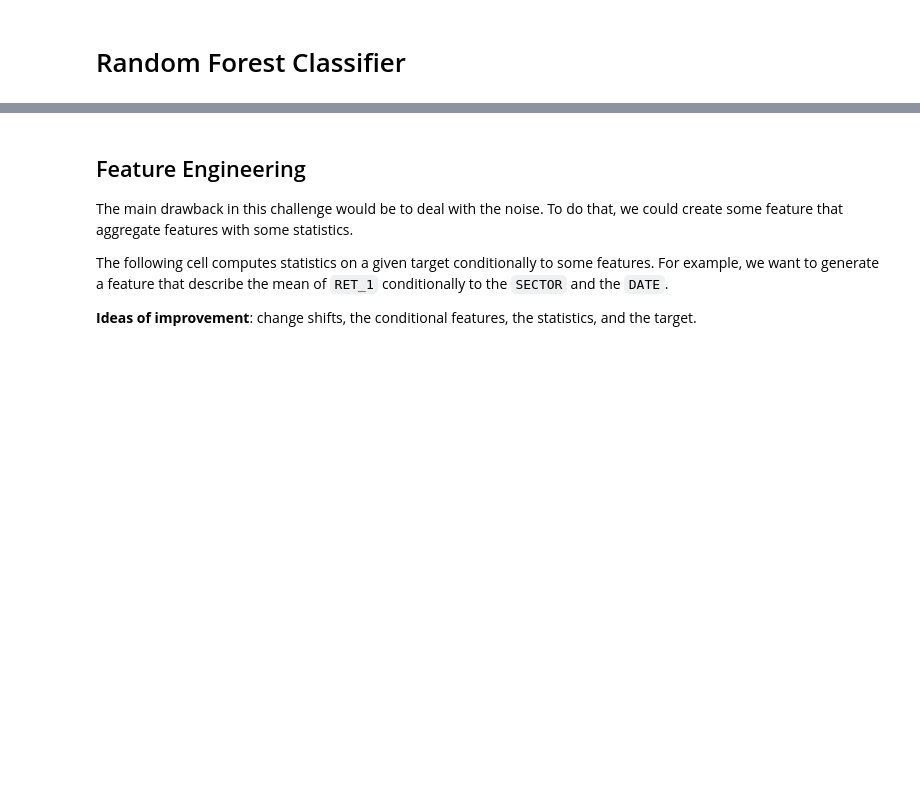
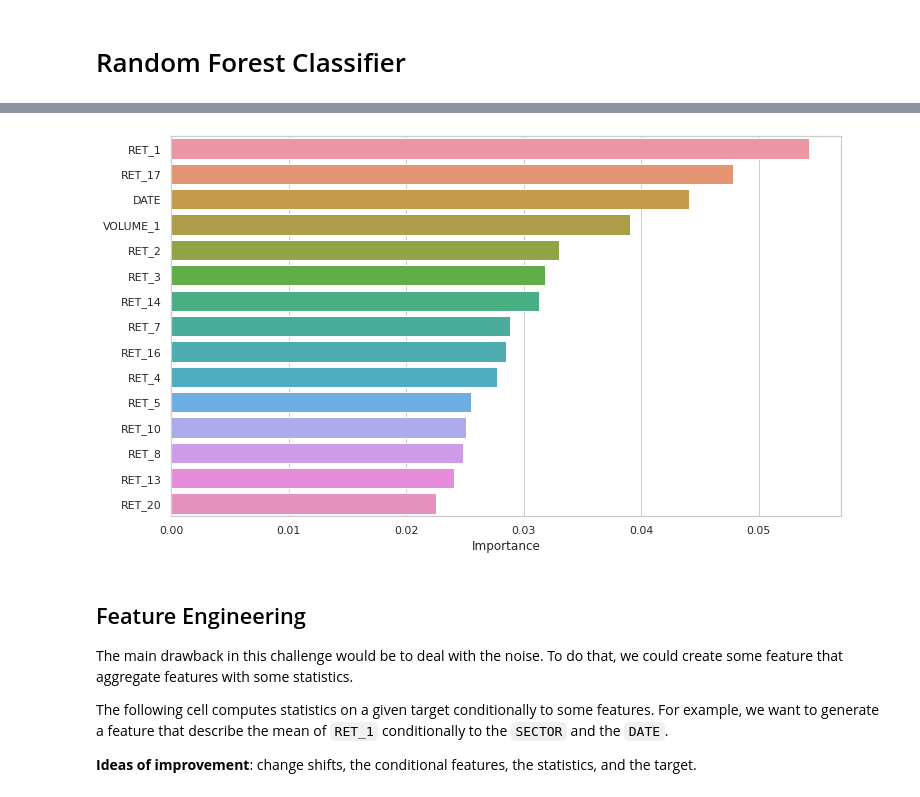
Before and after one commit to Rhanbouri/Stock-Return-Prediction, a Jupyter notebook: QRT.ipynb, the cells around one changed output, grey strips where cells are left out. Saved outputs shown, nothing was run; the diff lists cells and outputs as text; code cells hidden in the pictures; blank space fills up the shorter version.

```diff
--- a/QRT.ipynb
+++ b/QRT.ipynb
@@ -380,3 +492,13 @@ submission.to_csv('submission.csv')
+# %%
+feature_importances = pd.DataFrame([model.feature_importances_ for model in models], columns=clean_train.columns)
+feature_importances = pd.DataFrame(feature_importances.mean(), columns= ['Importance'])
+feature_importances = feature_importances.sort_values(by=['Importance'], ascending=False)
+
+plt.figure(figsize=(12,7))
+sns.set_theme(style="whitegrid")
+sns.barplot(data=feature_importances.iloc[:15], y = feature_importances.index[:15], x= 'Importance');
+# %% [output]
+[figure, added]
 # %% [markdown]
 ## Feature Engineering
 
```
Also changed, not shown: parts of 30 cells of this notebook.
